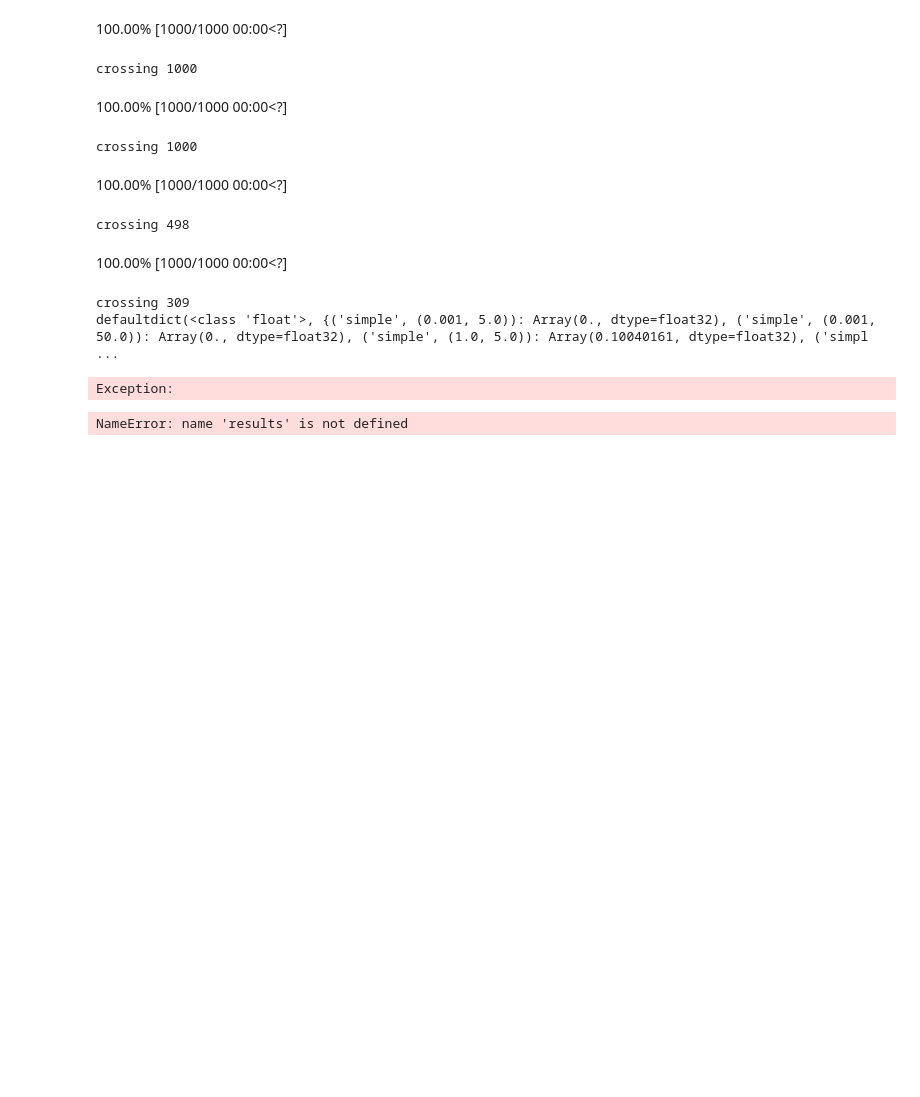
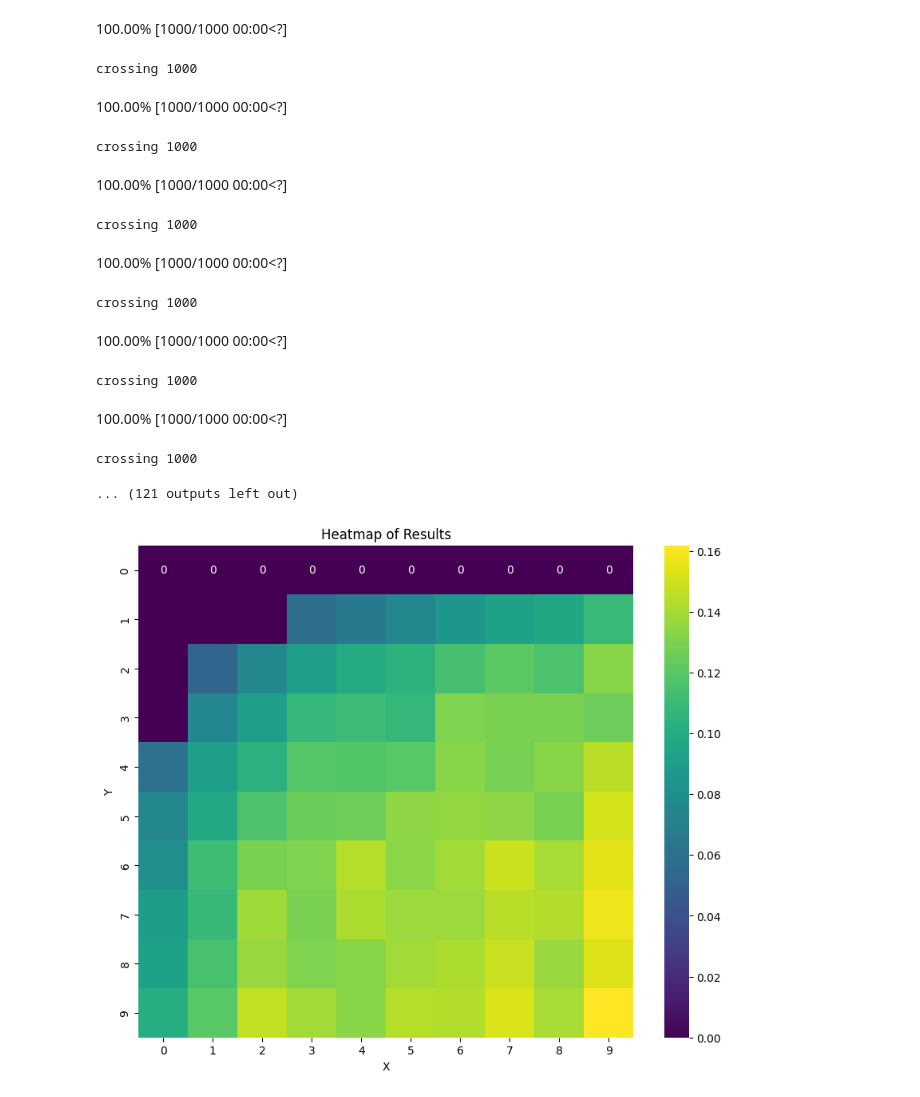
Before and after one commit to reubenharry/blackjax, a Jupyter notebook: benchmarks/mcmc/benchmark.ipynb, the cells around one changed output. Cells and saved outputs as stored; diff of their text form; code cells hidden in the pictures; blank space fills up the shorter version.

```diff
--- a/benchmarks/mcmc/benchmark.ipynb
+++ b/benchmarks/mcmc/benchmark.ipynb
@@ -11,7 +11,7 @@ results = defaultdict(float)
 
 for model in ["simple"]:
     # for sampler in ["mclmc"]:
-    for sampler in itertools.product(np.linspace(1e-3, 1e0, 2), np.linspace(5,50, 2)):
+    for sampler in itertools.product(np.linspace(1e-3, 1e0, 10), np.linspace(5,50, 10)):
         # result = benchmark(models[model], samplers[sampler])
         # result = benchmark_chains(models[model], samplers[sampler])
         result = benchmark_chains(models[model], sampler_mhmclmc(*sampler))
@@ -23,14 +23,37 @@ crossing 1000
 100.00% [1000/1000 00:00<?]
 crossing 1000
 100.00% [1000/1000 00:00<?]
-crossing 498
+crossing 1000
 100.00% [1000/1000 00:00<?]
-crossing 309
-defaultdict(<class 'float'>, {('simple', (0.001, 5.0)): Array(0., dtype=float32), ('simple', (0.001, 50.0)): Array(0., dtype=float32), ('simple', (1.0, 5.0)): Array(0.10040161, dtype=float32), ('simpl ...
+crossing 1000
+100.00% [1000/1000 00:00<?]
-Exception:
+crossing 1000
+100.00% [1000/1000 00:00<?]
+crossing 1000
+... (121 outputs left out)
-# %%
-import seaborn as sns
-
-sns.heatmap(results)
-# %% [output]
-NameError: name 'results' is not defined
+# %%
+import seaborn as sns
+
+import matplotlib.pyplot as plt
+
+# Extract x and y values from the keys of the results dictionary
+x_values = [key[0] for key in results.keys()]
+y_values = [key[1] for key in results.keys()]
+
+# Extract heat values from the dictionary
+heat_values = list(results.values())
+
+
+# Reshape the heat values into a 2D array
+# heat_array = np.array(heat_values).reshape(len(x_values), len(y_values))
+heat_array = np.array(heat_values).reshape((10,10))
+
+# Create the heatmap
+plt.figure(figsize=(10, 8))
+sns.heatmap(heat_array, annot=True, cmap='viridis')
+plt.xlabel('X')
+plt.ylabel('Y')
+plt.title('Heatmap of Results')
+plt.show()
+# %% [output]
+[figure, added]
```
Also changed, not shown: parts of 1 cell of this notebook.
